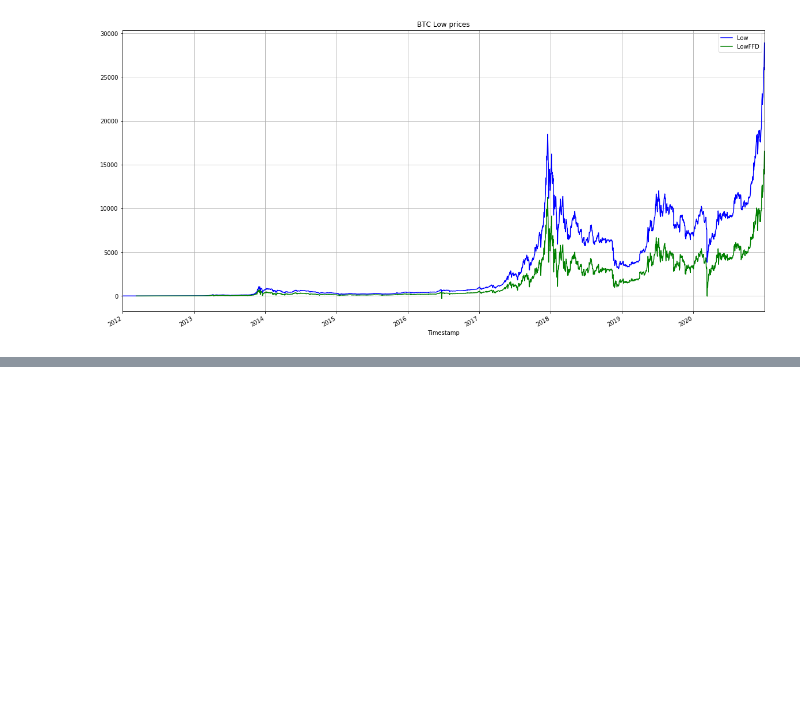
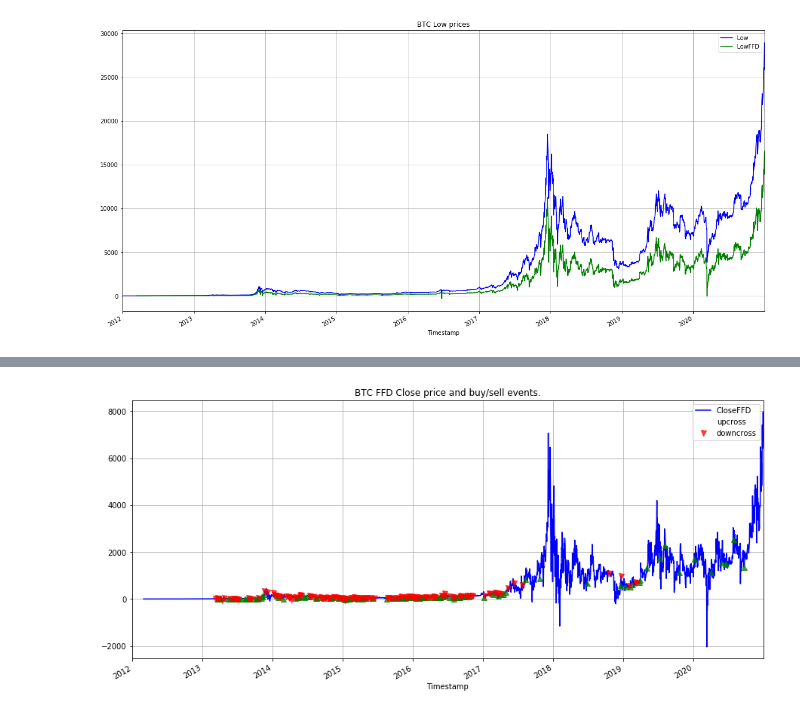
Before and after one commit to agalbachicar/financial_analytics, a Jupyter notebook: notebooks/btc_all_together.ipynb, the cells around one changed output, grey strips where cells are left out. Saved outputs shown, nothing was run; the diff lists cells and outputs as text; code cells hidden in the pictures; blank space fills up the shorter version.

Commit message:
Agrego computo de labels para modelo CUMSUM.

```diff
--- a/notebooks/btc_all_together.ipynb
+++ b/notebooks/btc_all_together.ipynb
@@ -980,0 +1031,14 @@ plt.show()
+# %%
+# Graficamos la serie de precios agregando unas flechas de color que indique
+# el signo de la apuesta.
+fig, ax = plt.subplots(nrows=1, ncols=1, figsize=(15,7))
+btc.plot(kind='line',y='CloseFFD', color='blue', ax=ax)
+btc.loc[labels[labels['bin'] == 1].index].plot(
+    ax=ax,ls='',marker='^', markersize=7, alpha=0.75, label='upcross', color='g', y='CloseFFD')
+btc.loc[labels[labels['bin'] == -1].index].plot(
+    ax=ax,ls='',marker='v', markersize=7, alpha=0.75, label='downcross', color='r', y='CloseFFD')
+plt.title('BTC FFD Close price and buy/sell events.')
+plt.grid()
+plt.show()
+# %% [output]
+[figure, added]
```
Also changed, not shown: parts of 3 cells of this notebook.
